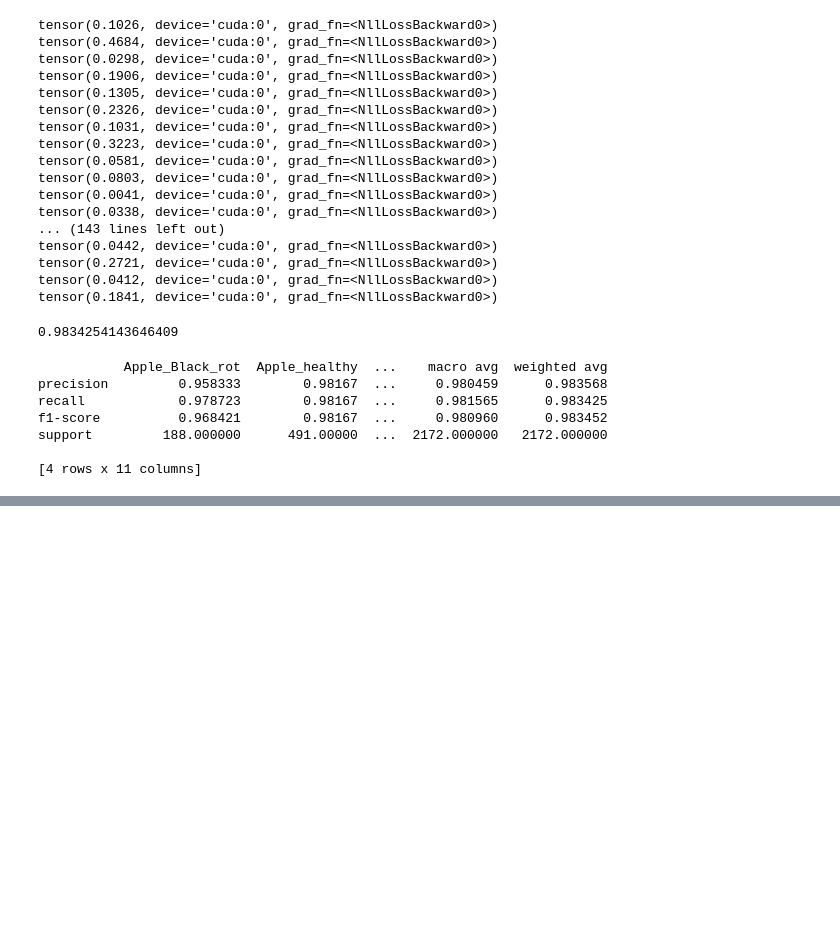
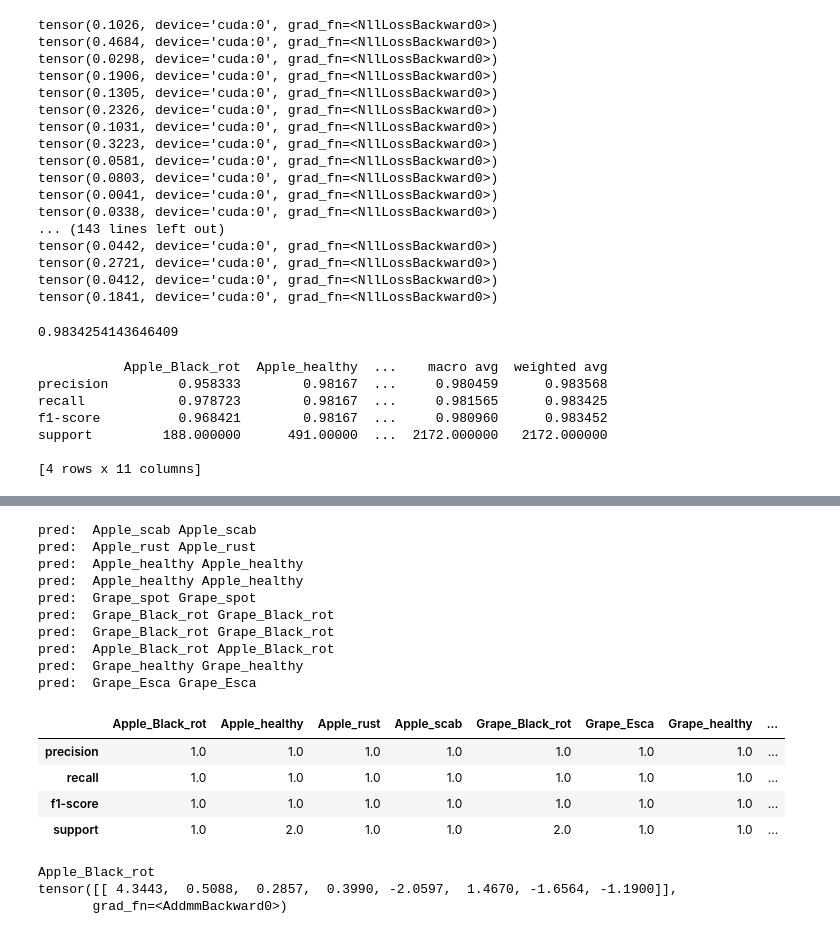
Before and after one commit to JBarmentlo/42-Leafliction, a Jupyter notebook: test.ipynb, the cells around one changed output, grey strips where cells are left out. Cells and saved outputs as stored; diff of their text form; code cells hidden in the pictures; blank space fills up the shorter version.

```diff
--- a/test.ipynb
+++ b/test.ipynb
@@ -118,0 +168,43 @@ support         188.000000      491.00000  ...  2172.000000   2172.000000
+# %%
+import pandas as pd
+from sklearn.metrics import classification_report
+from tqdm.notebook import tqdm
+import numpy as np
+
+device = 'cpu'
+preds, gts = [], []
+
+net = net.to(device)
+net = net.eval()
+
+for x, y in tqdm(test_loader, desc="Evaluating model"):
+    x = x.to(device)
+    x = net.preprocess(x)
+    y = y.to(device)
+    y_hat = torch.argmax(torch.softmax(net(x), dim=1), dim=1)
+    preds.append(y_hat.cpu())
+    gts.append(y.cpu())
+    print("pred: ", LabelEnum(y_hat.item()).name, LabelEnum(y.item()).name)
+
+
+preds_np = np.array(torch.concat(preds).view(-1))
+gts_np   = np.array(torch.concat(gts).view(-1))
+
+report = classification_report(gts_np, preds_np, target_names=[LabelEnum(i).name for i in range(len(LabelEnum))], output_dict=True)
+pd.DataFrame.from_dict(report)
+# %% [output]
+pred:  Apple_scab Apple_scab
+pred:  Apple_rust Apple_rust
+pred:  Apple_healthy Apple_healthy
+pred:  Apple_healthy Apple_healthy
+pred:  Grape_spot Grape_spot
+pred:  Grape_Black_rot Grape_Black_rot
+pred:  Grape_Black_rot Grape_Black_rot
+pred:  Apple_Black_rot Apple_Black_rot
+pred:  Grape_healthy Grape_healthy
+pred:  Grape_Esca Grape_Esca
+|  | Apple_Black_rot | Apple_healthy | Apple_rust | Apple_scab | Grape_Black_rot | Grape_Esca | Grape_healthy | ... |
+| precision | 1.0 | 1.0 | 1.0 | 1.0 | 1.0 | 1.0 | 1.0 | ... |
+| recall | 1.0 | 1.0 | 1.0 | 1.0 | 1.0 | 1.0 | 1.0 | ... |
+| f1-score | 1.0 | 1.0 | 1.0 | 1.0 | 1.0 | 1.0 | 1.0 | ... |
+| support | 1.0 | 2.0 | 1.0 | 1.0 | 2.0 | 1.0 | 1.0 | ... |
@@ -118,0 +218,13 @@ support         188.000000      491.00000  ...  2172.000000   2172.000000
+# %%
+# x = im.unsqueeze(0)
+x = im_l.unsqueeze(0)
+x = x.to(device)
+x = net.preprocess(x)
+y_hat = torch.argmax(torch.softmax(net(x), dim=1), dim=1)
+preds.append(y_hat.cpu())
+print(LabelEnum(y_hat.item()).name)
+print(net(x))
+# %% [output]
+Apple_Black_rot
+tensor([[ 4.3443,  0.5088,  0.2857,  0.3990, -2.0597,  1.4670, -1.6564, -1.1900]],
+       grad_fn=<AddmmBackward0>)
```
Also changed, not shown: parts of 6 cells of this notebook, 7 other files.
